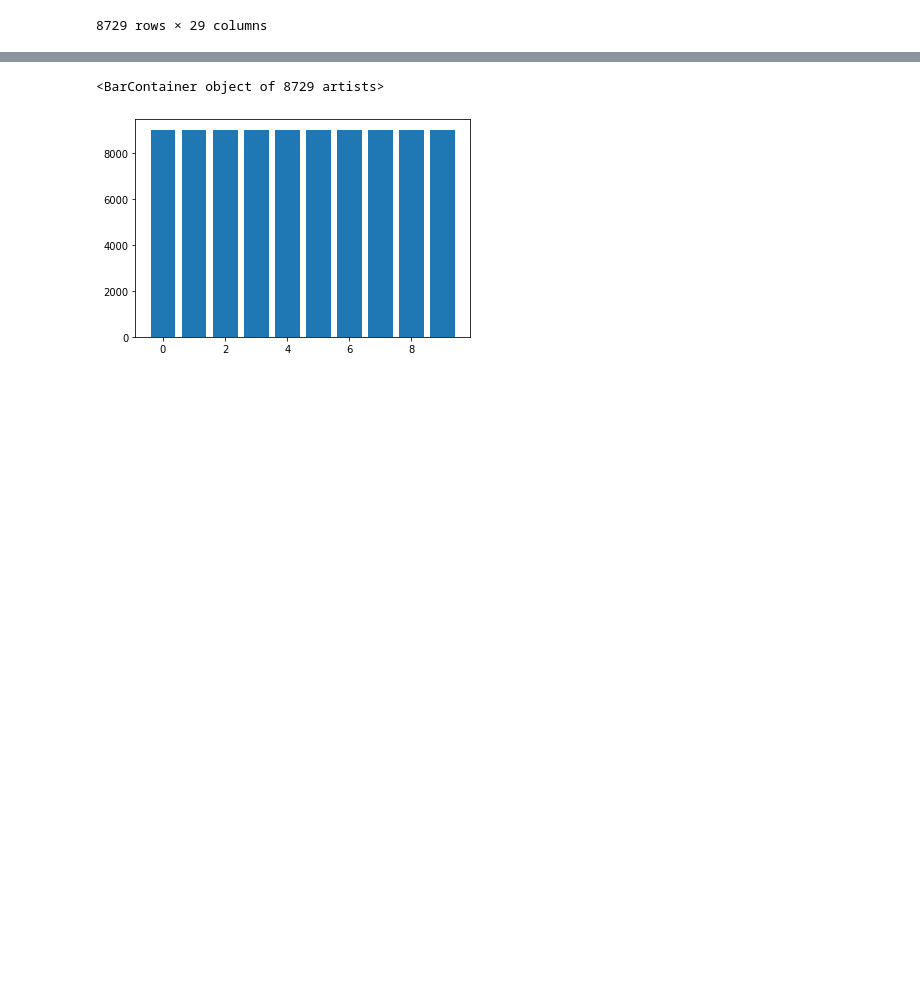
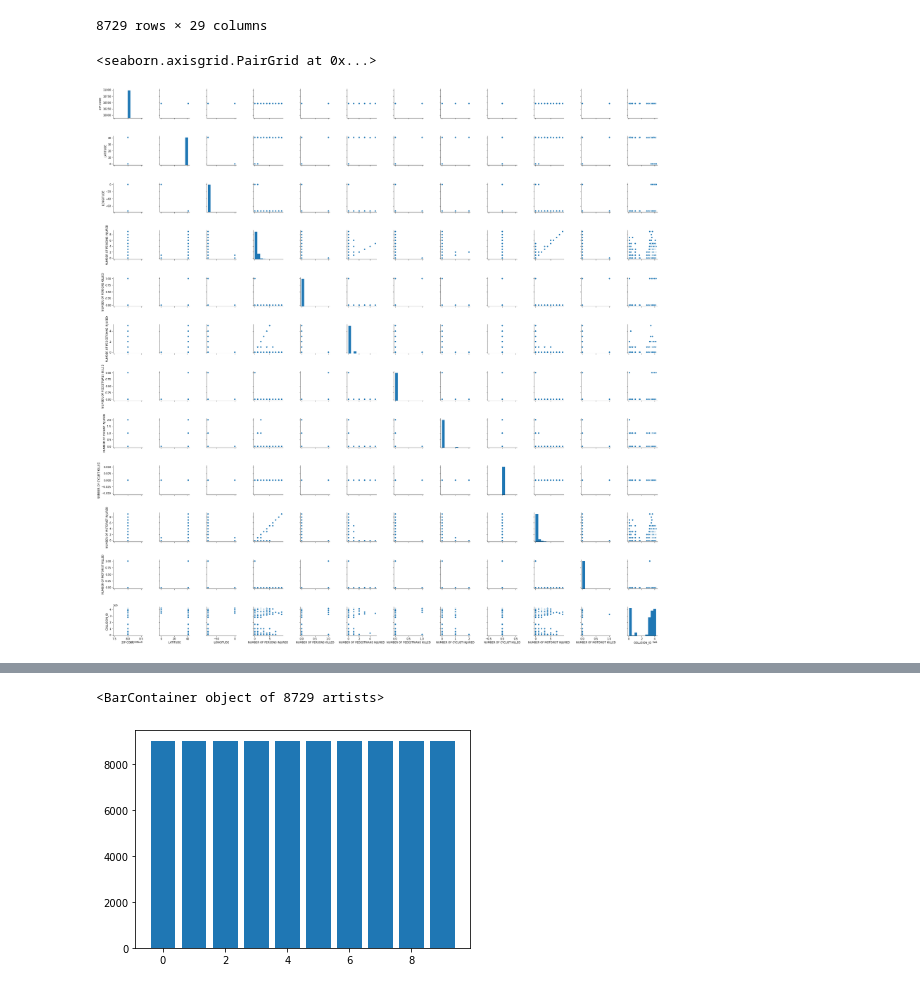
Before and after one commit to Dpinkney001/Data-Science-MAT328-Project-Spring-2021, a Jupyter notebook: Duvall Pinkney Data Science Project.ipynb, the cells around one changed output, grey strips where cells are left out. Saved outputs shown, nothing was run; the diff lists cells and outputs as text; code cells hidden in the pictures; blank space fills up the shorter version.

```diff
--- a/Duvall Pinkney Data Science Project.ipynb
+++ b/Duvall Pinkney Data Science Project.ipynb
@@ -231,6 +242,11 @@ new_df
 | 153948 | 06/09/2013 | 11:00 | BRONX | 10458.0 | 40.861831 | -73.892852 | (40.861831, -73.8928519) | MARION AVENUE | EAST FORDHAM ROAD | ... |
 | 153953 | 06/09/2013 | 18:10 | BRONX | 10458.0 | 40.862259 | -73.895884 | (40.8622592, -73.8958844) | VALENTINE AVENUE | EAST FORDHAM ROAD | ... |
 8729 rows × 29 columns
+# %%
+sns.pairplot(data = new_df)
+# %% [output]
+<seaborn.axisgrid.PairGrid at 0x...>
+[figure, added]
 # %%
 new_df.hist()
 # %% [output]
```
Also changed, not shown: parts of 5 cells of this notebook.
